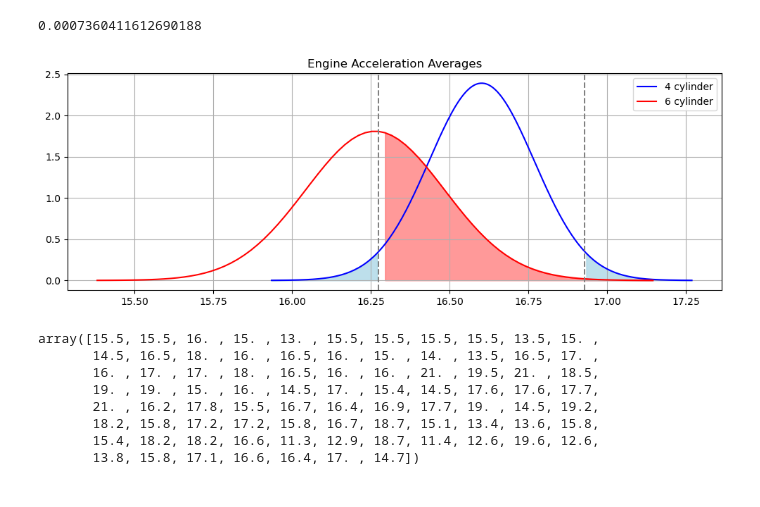
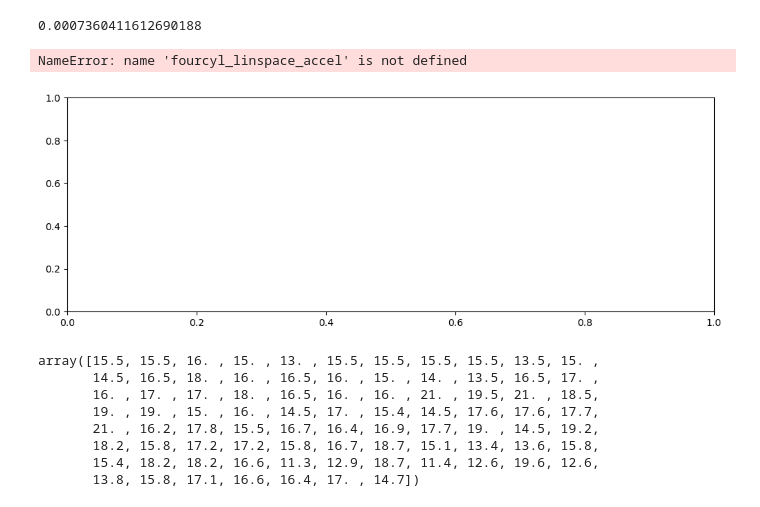
Before and after one commit to BenHallinan/stats_case_study, a Jupyter notebook: notebooks/cars_eda_stats.ipynb, the cells around one changed output. Drawn from its saved outputs; the diff is of its cells as text; code cells hidden in the pictures.

```diff
--- a/notebooks/cars_eda_stats.ipynb
+++ b/notebooks/cars_eda_stats.ipynb
@@ -289,26 +279,27 @@ compute_power(84,2.02,0.05,fourcyl_accel_mean,sixcyl_accel_mean)
 # %%
 # plot distributions for acceleration
 fig, ax = plt.subplots(figsize=(12, 4))
 labels = ["4 cylinder","6 cylinder"]
 ax.plot(fourcyl_linspace_accel, fourcyl_accel_dist.pdf(fourcyl_linspace_accel), color = 'blue')
 ax.plot(sixcyl_linspace_accel, sixcyl_accel_dist.pdf(sixcyl_linspace_accel), color = 'red')
 ax.legend(labels)
 # ax.plot(eightcyl_linspace_accel, eightcyl_accel_dist.pdf(eightcyl_linspace_accel), color = 'blue')
 
 ax.axvline(x = fourcyl_accel_dist.ppf(0.025), color = 'grey',ls="--")
 ax.axvline(x = fourcyl_accel_dist.ppf(1-.025), color = 'grey',ls="--")
 
 y_vals = fourcyl_accel_dist.pdf(fourcyl_linspace_accel)
 ax.fill_between(fourcyl_linspace_accel,y_vals,0,where=(fourcyl_linspace_accel<=fourcyl_accel_dist.ppf(.025)),alpha=.8,color='lightblue')
 ax.fill_between(fourcyl_linspace_accel,y_vals,0,where=(fourcyl_linspace_accel>=fourcyl_accel_dist.ppf(1-.025)),alpha=.8,color='lightblue')
 x_vals = sixcyl_linspace_accel
 y2_vals = sixcyl_accel_dist.pdf(sixcyl_linspace_accel)
-ax.fill_between(x_vals,y2_vals,0,where=(x_vals>=fourcyl_accel_dist.ppf(0.025)),color='red',alpha=.4)
-
+ax.fill_between(x_vals,y2_vals,0,where=(x_vals>=fourcyl_accel_dist.ppf(0.020)),color='red',alpha=.4)
+ax.set_lable(x= "Feet per second")
 ax.set_title("Engine Acceleration Averages")
 plt.grid()
 # %% [output]
+NameError: name 'fourcyl_linspace_accel' is not defined
-[figure, old version]
+[figure, new version]
 # %%
 accel_df = hyp_test_df.drop('mpg',axis=1)
 accel_df[accel_df['cylinders'] == 4]
```
Also changed, not shown: parts of 1 cell of this notebook, 1 other file.
